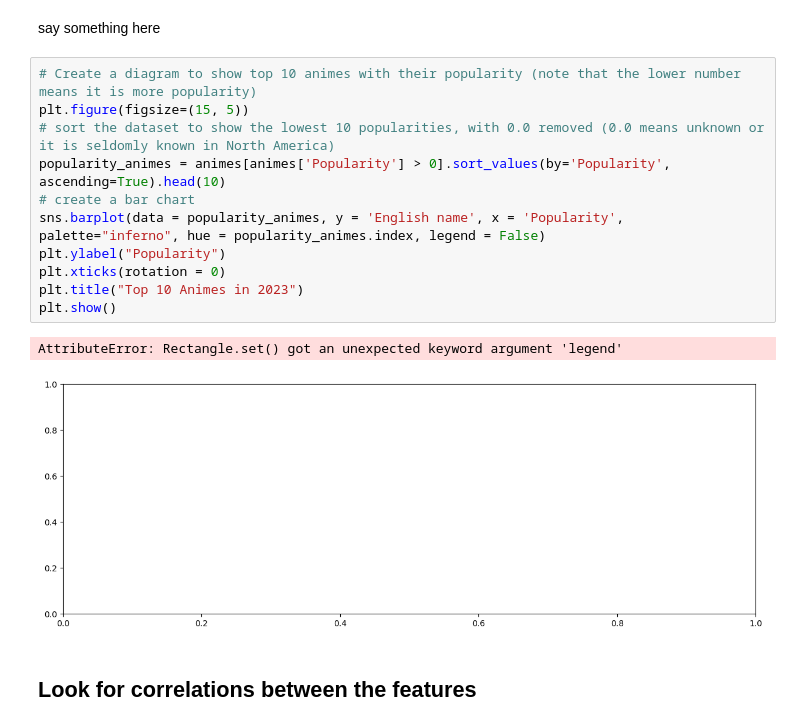
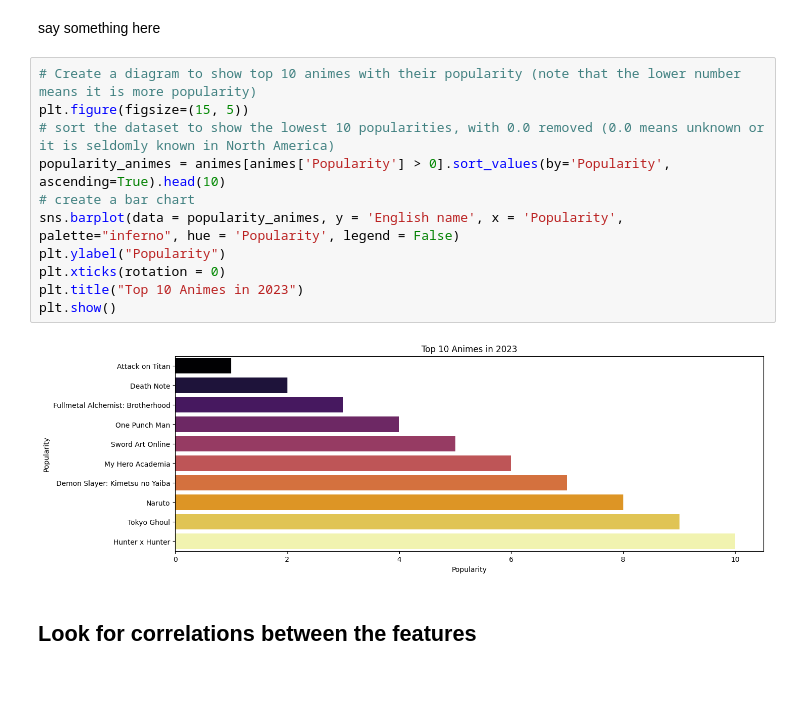
Before and after one commit to Threegoldsqwq/Machine_Learning_Anime_Recommendation, a Jupyter notebook: Animes_Analysis.ipynb, the cells around one changed output. Cells and saved outputs as stored; diff of their text form; blank space fills up the shorter version.

Commit message:
Cleaned data

```diff
--- a/Animes_Analysis.ipynb
+++ b/Animes_Analysis.ipynb
@@ -363,17 +366,16 @@ say something here
 # %%
 # Create a diagram to show top 10 animes with their popularity (note that the lower number means it is more popularity)
 plt.figure(figsize=(15, 5))
 # sort the dataset to show the lowest 10 popularities, with 0.0 removed (0.0 means unknown or it is seldomly known in North America)
 popularity_animes = animes[animes['Popularity'] > 0].sort_values(by='Popularity', ascending=True).head(10)
 # create a bar chart
-sns.barplot(data = popularity_animes, y = 'English name', x = 'Popularity', palette="inferno", hue = popularity_animes.index, legend = False)
+sns.barplot(data = popularity_animes, y = 'English name', x = 'Popularity', palette="inferno", hue = 'Popularity', legend = False)
 plt.ylabel("Popularity")
 plt.xticks(rotation = 0)
 plt.title("Top 10 Animes in 2023")
 plt.show()
 # %% [output]
-AttributeError: Rectangle.set() got an unexpected keyword argument 'legend'
-[figure, old version]
+[figure, new version]
 # %% [markdown]
 ## Look for correlations between the features
 # %% [markdown]
```
Also changed, not shown: parts of 26 cells of this notebook.
